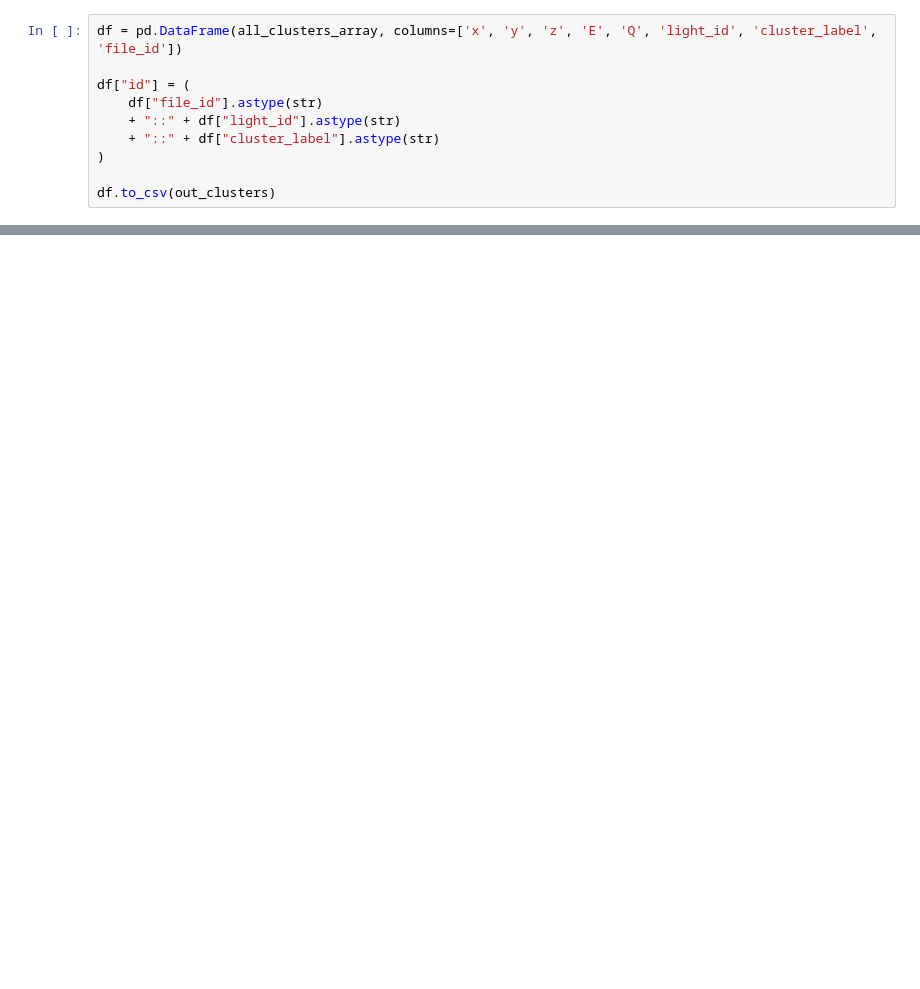
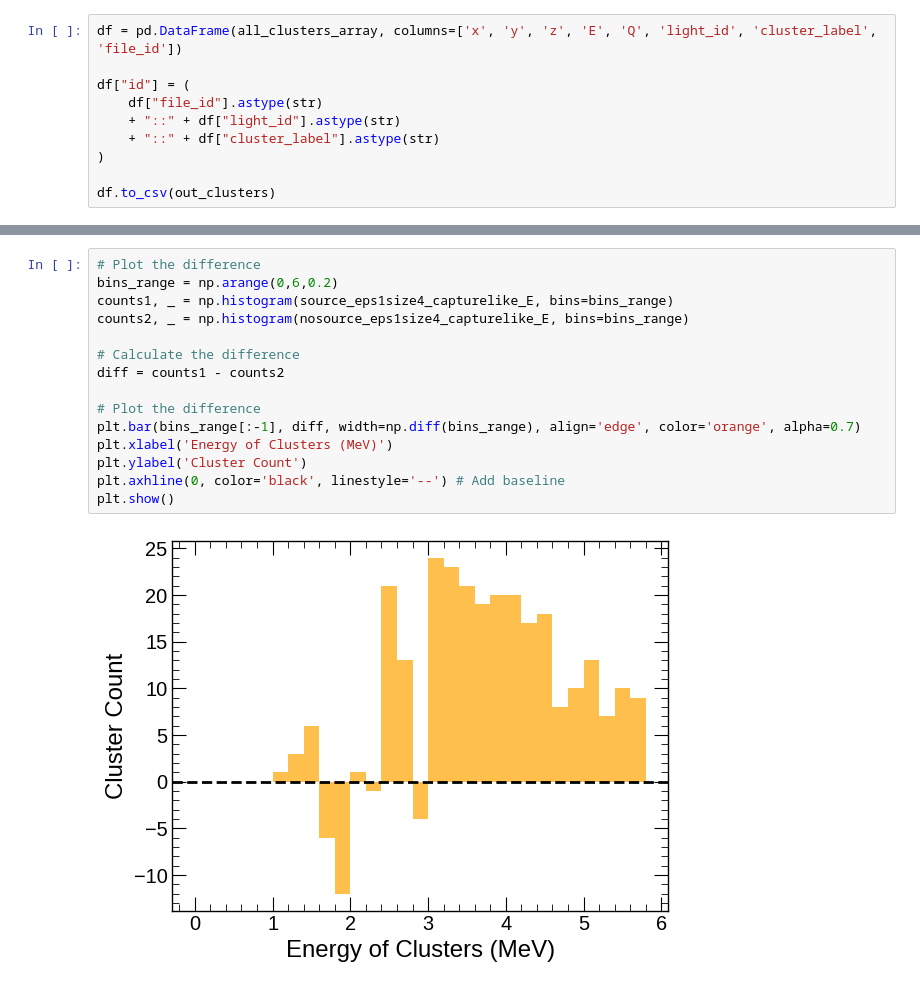
Before and after one commit to lmlepin9/2x2_neutron_sources, a Jupyter notebook: AmBe/charge/Inspect_Data.ipynb, the cells around one changed output, grey strips where cells are left out. Drawn from its saved outputs; the diff is of its cells as text; blank space fills up the shorter version.

```diff
--- a/AmBe/charge/Inspect_Data.ipynb
+++ b/AmBe/charge/Inspect_Data.ipynb
@@ -514,3 +590,20 @@ plt.show()
+# %%
+# Plot the difference
+bins_range = np.arange(0,6,0.2)
+counts1, _ = np.histogram(source_eps1size4_capturelike_E, bins=bins_range)
+counts2, _ = np.histogram(nosource_eps1size4_capturelike_E, bins=bins_range)
+
+# Calculate the difference
+diff = counts1 - counts2
+
+# Plot the difference
+plt.bar(bins_range[:-1], diff, width=np.diff(bins_range), align='edge', color='orange', alpha=0.7)
+plt.xlabel('Energy of Clusters (MeV)')
+plt.ylabel('Cluster Count')
+plt.axhline(0, color='black', linestyle='--') # Add baseline
+plt.show()
+# %% [output]
+[figure, added]
 # %%
 # Function to calculate density of individual clusters
 
```
Also changed, not shown: parts of 117 cells of this notebook, 10 other files.
